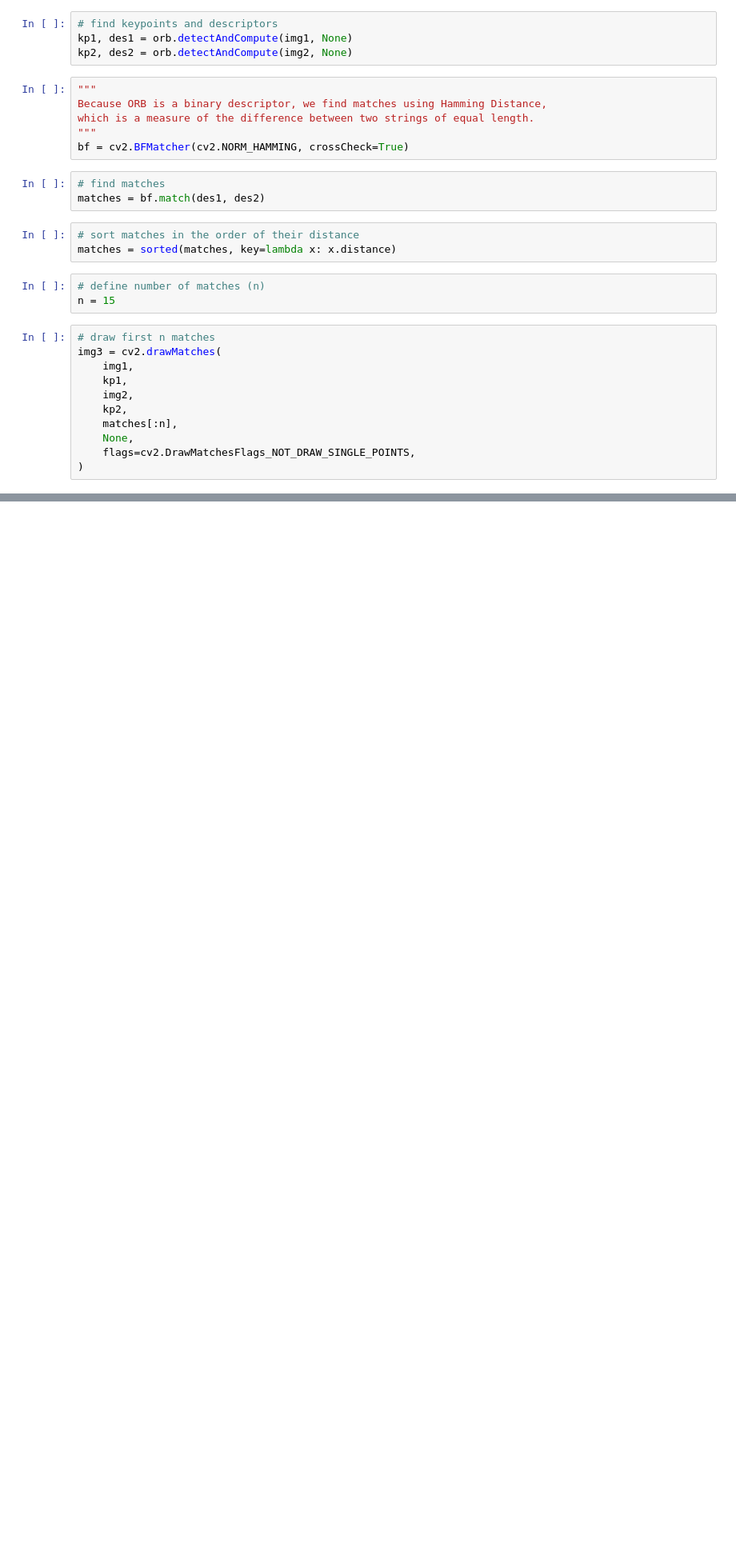
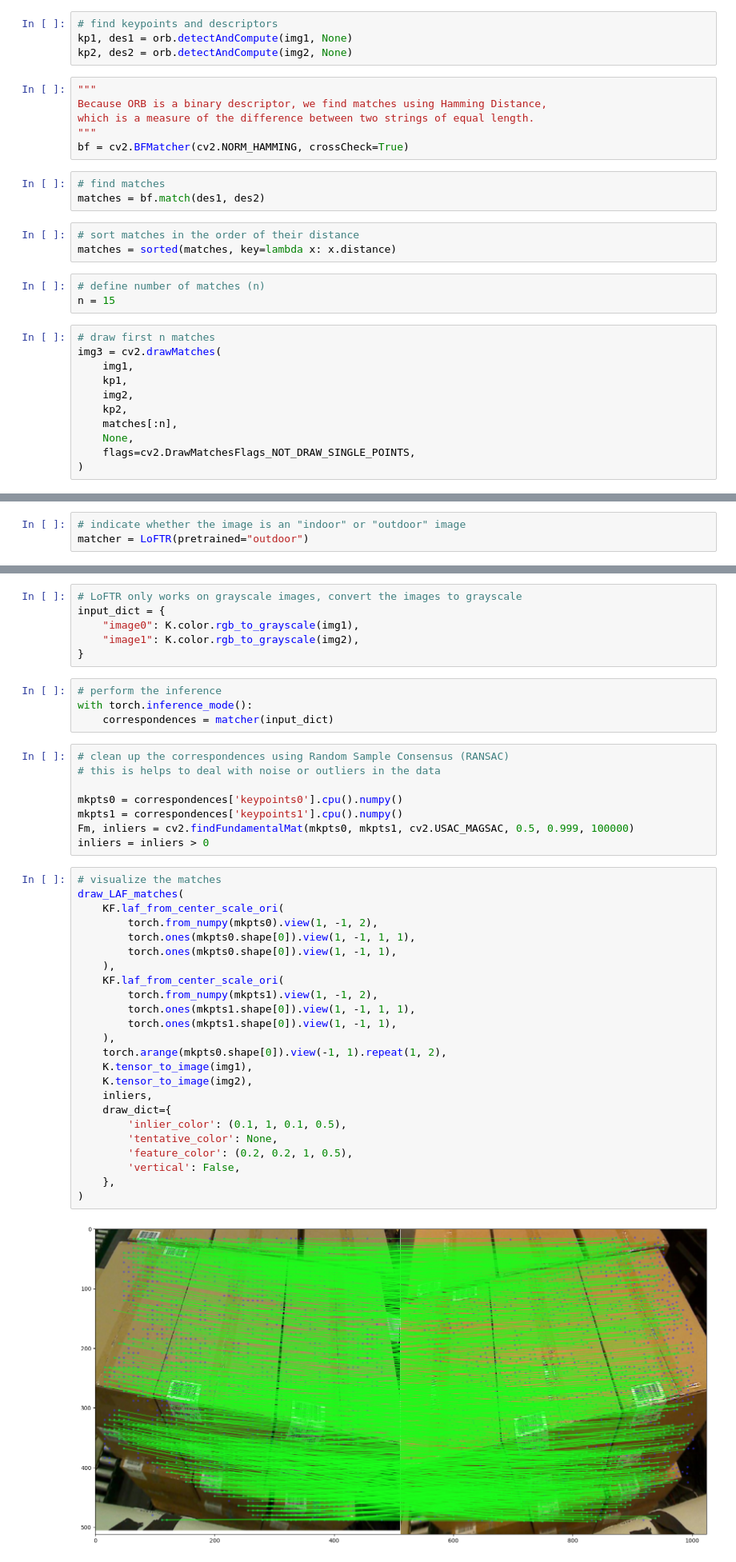
Before and after one commit to amirAHS2000/cv_course, a Jupyter notebook: feature_matching.ipynb, the cells around one changed output, grey strips where cells are left out. Shown at 80% size. Cells and saved outputs as stored; diff of their text form; blank space fills up the shorter version.

```diff
--- a/feature_matching.ipynb
+++ b/feature_matching.ipynb
@@ -81,0 +159,3 @@ img3 = cv2.drawMatches(
+# %%
+# indicate whether the image is an "indoor" or "outdoor" image
+matcher = LoFTR(pretrained="outdoor")
@@ -81,0 +165,44 @@ img3 = cv2.drawMatches(
+# %%
+# LoFTR only works on grayscale images, convert the images to grayscale
+input_dict = {
+    "image0": K.color.rgb_to_grayscale(img1),
+    "image1": K.color.rgb_to_grayscale(img2),
+}
+# %%
+# perform the inference
+with torch.inference_mode():
+    correspondences = matcher(input_dict)
+# %%
+# clean up the correspondences using Random Sample Consensus (RANSAC)
+# this is helps to deal with noise or outliers in the data
+
+mkpts0 = correspondences['keypoints0'].cpu().numpy()
+mkpts1 = correspondences['keypoints1'].cpu().numpy()
+Fm, inliers = cv2.findFundamentalMat(mkpts0, mkpts1, cv2.USAC_MAGSAC, 0.5, 0.999, 100000)
+inliers = inliers > 0
+# %%
+# visualize the matches
+draw_LAF_matches(
+    KF.laf_from_center_scale_ori(
+        torch.from_numpy(mkpts0).view(1, -1, 2),
+        torch.ones(mkpts0.shape[0]).view(1, -1, 1, 1),
+        torch.ones(mkpts0.shape[0]).view(1, -1, 1),
+    ),
+    KF.laf_from_center_scale_ori(
+        torch.from_numpy(mkpts1).view(1, -1, 2),
+        torch.ones(mkpts1.shape[0]).view(1, -1, 1, 1),
+        torch.ones(mkpts1.shape[0]).view(1, -1, 1),
+    ),
+    torch.arange(mkpts0.shape[0]).view(-1, 1).repeat(1, 2),
+    K.tensor_to_image(img1),
+    K.tensor_to_image(img2),
+    inliers,
+    draw_dict={
+        'inlier_color': (0.1, 1, 0.1, 0.5),
+        'tentative_color': None,
+        'feature_color': (0.2, 0.2, 1, 0.5),
+        'vertical': False,
+    },
+)
+# %% [output]
+[figure, added]
```
Also changed, not shown: parts of 16 cells of this notebook.
